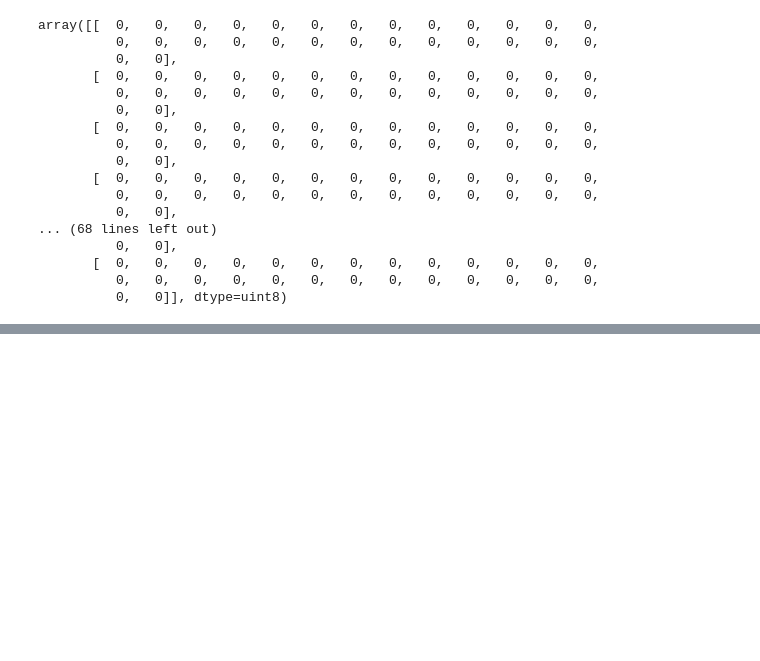
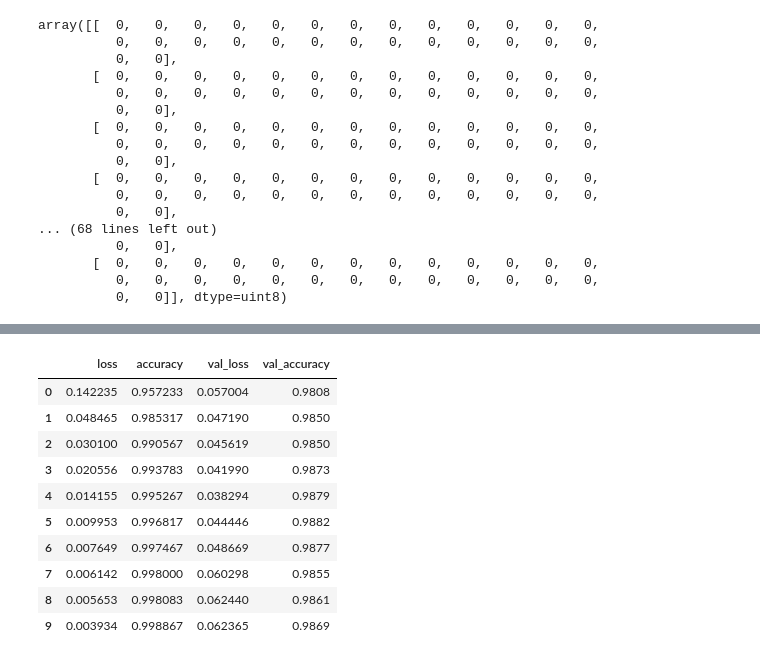
Before and after one commit to Vsanku01/Deep-Learning-Tuts, a Jupyter notebook: MNIST_CNN.ipynb, the cells around one changed output, grey strips where cells are left out. Cells and saved outputs as stored; diff of their text form; code cells hidden in the pictures; blank space fills up the shorter version.

```diff
--- a/MNIST_CNN.ipynb
+++ b/MNIST_CNN.ipynb
@@ -63,0 +98,3 @@ array([5, 0, 4, ..., 5, 6, 8], dtype=uint8)
+# %%
+X_train = X_train / 255
+X_test = X_test / 255
@@ -63,0 +155,15 @@ array([5, 0, 4, ..., 5, 6, 8], dtype=uint8)
+# %%
+metrics = pd.DataFrame(model.history.history)
+metrics
+# %% [output]
+|  | loss | accuracy | val_loss | val_accuracy |
+| 0 | 0.142235 | 0.957233 | 0.057004 | 0.9808 |
+| 1 | 0.048465 | 0.985317 | 0.047190 | 0.9850 |
+| 2 | 0.030100 | 0.990567 | 0.045619 | 0.9850 |
+| 3 | 0.020556 | 0.993783 | 0.041990 | 0.9873 |
+| 4 | 0.014155 | 0.995267 | 0.038294 | 0.9879 |
+| 5 | 0.009953 | 0.996817 | 0.044446 | 0.9882 |
+| 6 | 0.007649 | 0.997467 | 0.048669 | 0.9877 |
+| 7 | 0.006142 | 0.998000 | 0.060298 | 0.9855 |
+| 8 | 0.005653 | 0.998083 | 0.062440 | 0.9861 |
+| 9 | 0.003934 | 0.998867 | 0.062365 | 0.9869 |
```
Also changed, not shown: parts of 28 cells of this notebook.
